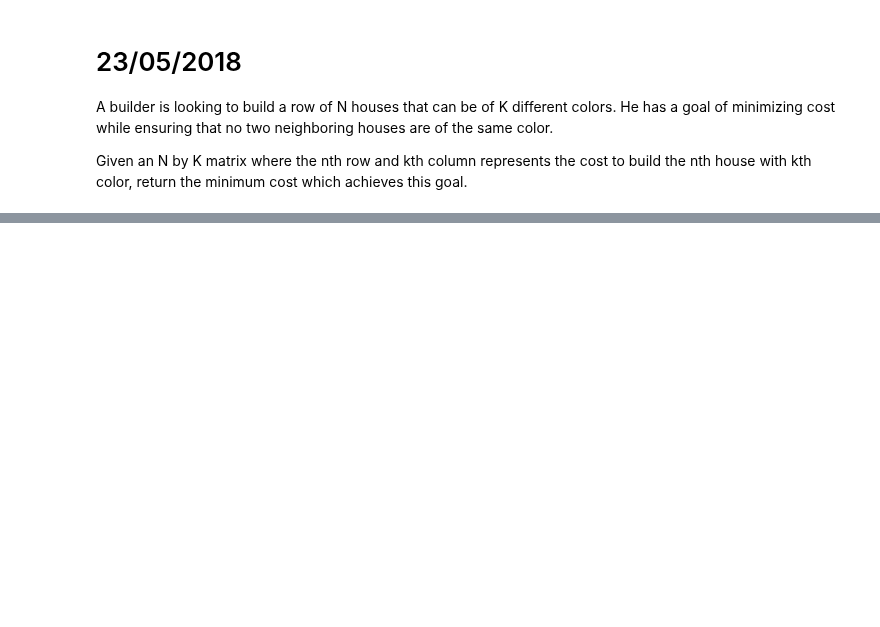
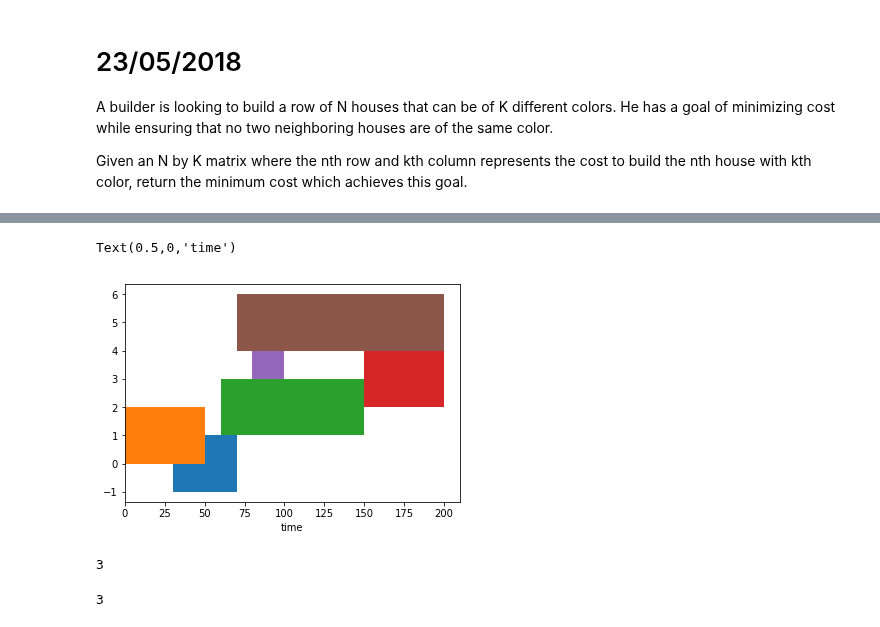
Before and after one commit to pnavaro/math-python, a Jupyter notebook: 16.Problems.ipynb, the cells around one changed output, grey strips where cells are left out. Cells and saved outputs as stored; diff of their text form; code cells hidden in the pictures; blank space fills up the shorter version.

```diff
--- a/16.Problems.ipynb
+++ b/16.Problems.ipynb
@@ -760,0 +805,66 @@ Given an N by K matrix where the nth row and kth column represents the cost to b
+# %%
+lectures = [(30, 70), (0, 50), (60, 150),(150,200),(80,100), (70,200)]
+
+fig, ax = plt.subplots()
+
+for lecture, (start, end) in enumerate(lectures):
+    ax.barh(lecture, end - start, left=start, height=2, align='center')
+
+ax.set_xlabel('time')
+# %% [output]
+Text(0.5,0,'time')
+[figure, added]
+# %%
+def count_rooms(lectures):
+
+    starts = sorted([x[0] for x in lectures])
+    ends = sorted([x[1] for x in lectures])
+
+    starts = iter(starts[1:])
+    ends = iter(ends)
+
+    rooms = 1
+    max_rooms = rooms
+    start = starts.__next__()
+    end = ends.__next__()
+
+    while True:
+        try:
+            if start < end:
+                rooms +=1
+                max_rooms = max(rooms, max_rooms)
+                start = starts.__next__()
+            else:
+                rooms-=1
+                end = ends.__next__()
+
+        except StopIteration:
+            return max_rooms
+
+count_rooms(lectures)
+# %% [output]
+3
+# %%
+def find_rooms(lectures):
+    n = len(lectures)
+    starts = sorted([x[0] for x in lectures])
+    ends = sorted([x[1] for x in lectures])
+
+    rooms = 1
+    max_rooms = rooms
+    i, j = 1, 0
+
+    while i < n and j < n:
+        if starts[i] < ends[j]:
+            rooms += 1
+            i += 1
+            max_rooms = max(rooms, max_rooms)
+        else:
+            rooms -= 1
+            j += 1
+
+    return max_rooms
+
+find_rooms(lectures)
+# %% [output]
+3
```
Also changed, not shown: parts of 8 cells of this notebook.
